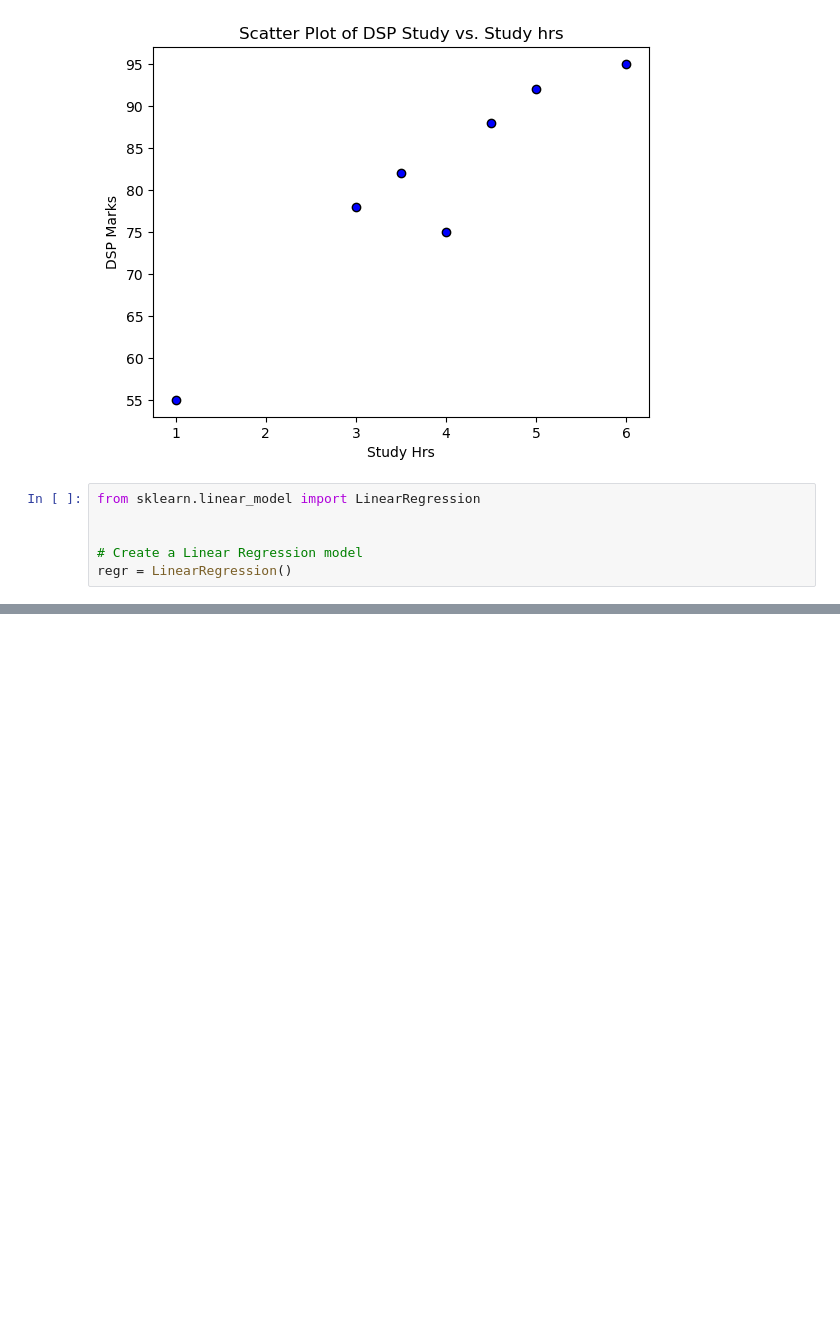
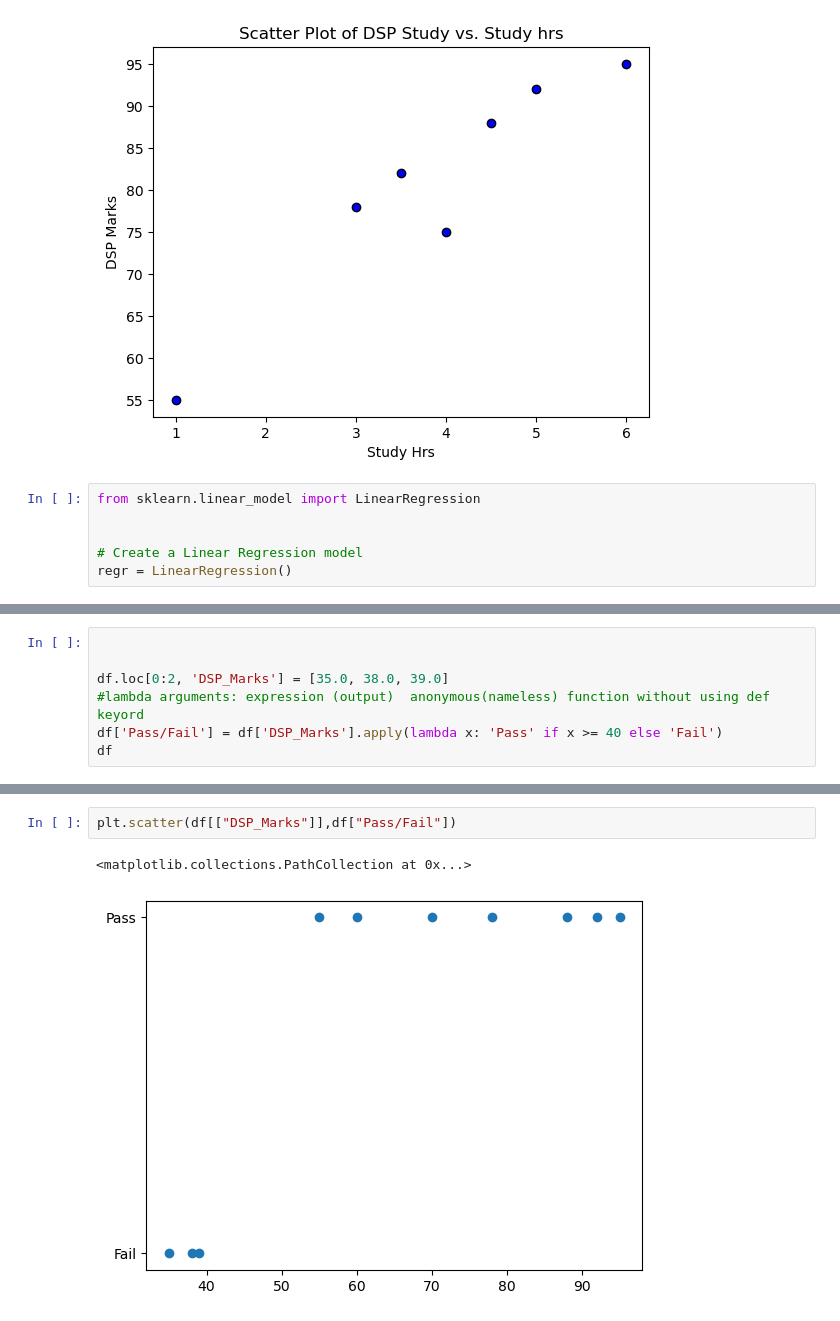
Before and after one commit to Kabin24/semester-4, a Jupyter notebook: Data principle/eda/Week-4 pandas.ipynb, the cells around one changed output, grey strips where cells are left out. Saved outputs shown, nothing was run; the diff lists cells and outputs as text; blank space fills up the shorter version.

```diff
--- a/Data principle/eda/Week-4 pandas.ipynb
+++ b/Data principle/eda/Week-4 pandas.ipynb
@@ -181,0 +198,7 @@ regr = LinearRegression()
+# %%
+
+
+df.loc[0:2, 'DSP_Marks'] = [35.0, 38.0, 39.0]
+#lambda arguments: expression (output)  anonymous(nameless) function without using def keyord
+df['Pass/Fail'] = df['DSP_Marks'].apply(lambda x: 'Pass' if x >= 40 else 'Fail')
+df
@@ -181,0 +217,5 @@ regr = LinearRegression()
+# %%
+plt.scatter(df[["DSP_Marks"]],df["Pass/Fail"])
+# %% [output]
+<matplotlib.collections.PathCollection at 0x...>
+[figure, added]
```
Also changed, not shown: parts of 4 cells of this notebook, 2 other files.
